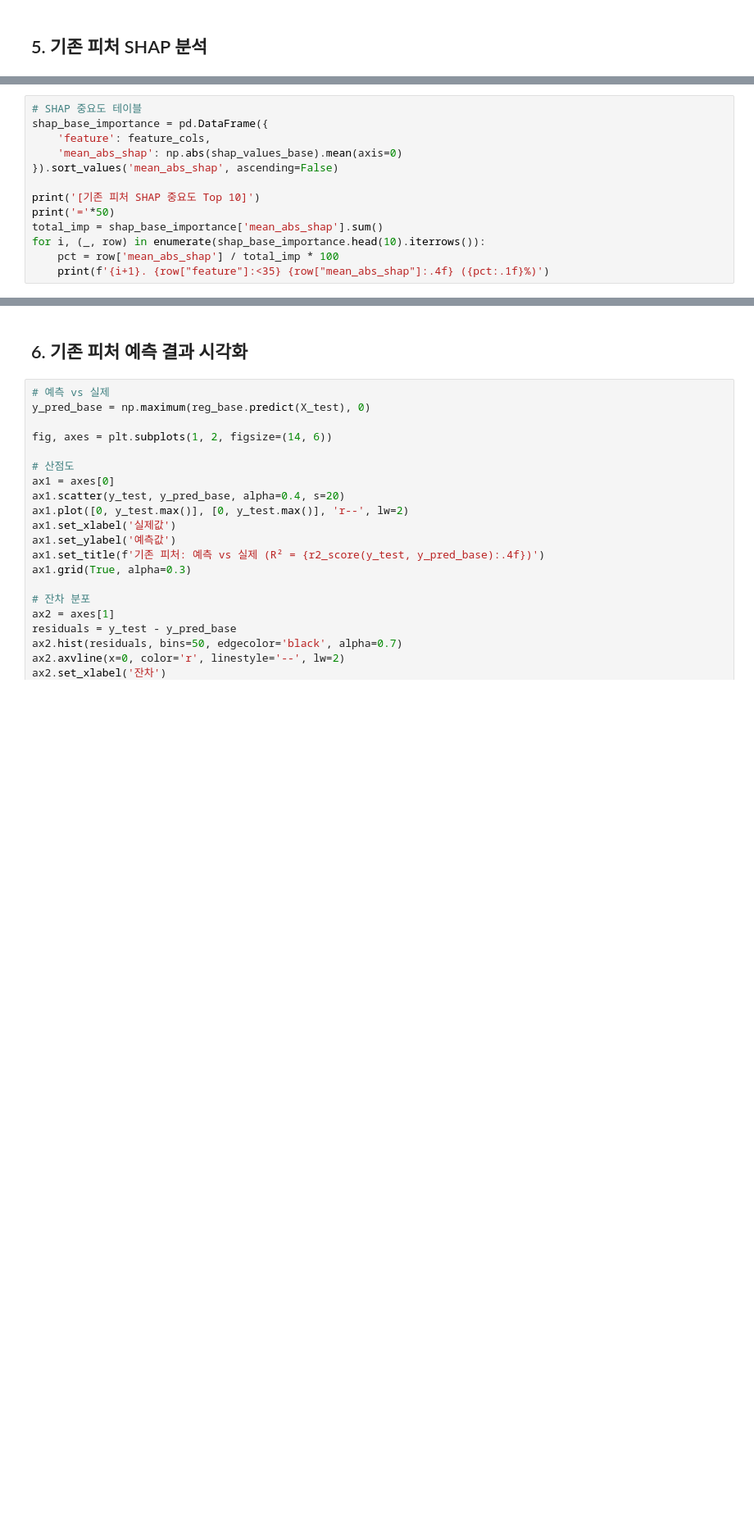
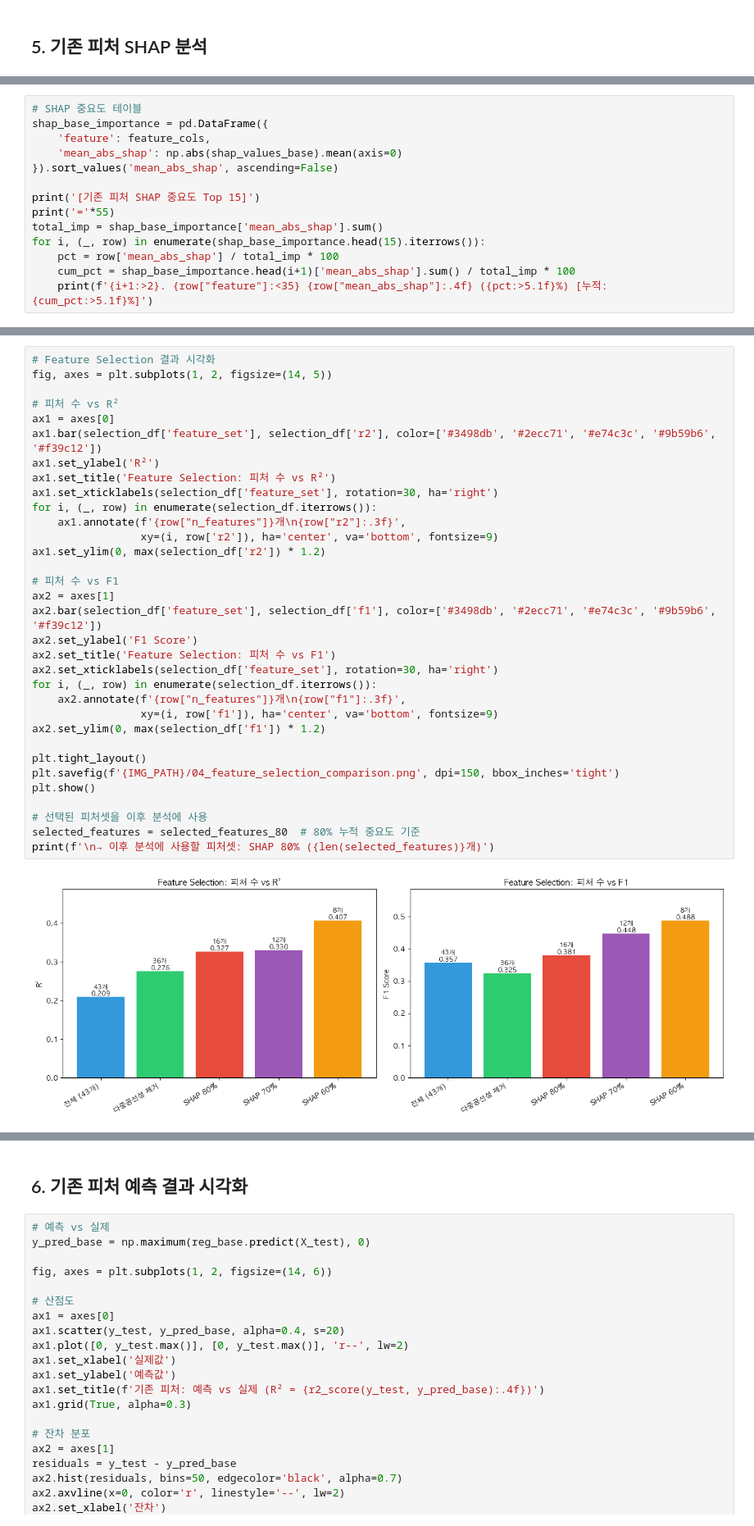
Before and after one commit to kirkminji/book-review-analysis, a Jupyter notebook: analysis/prediction/ml_lag_feature_test_v4.ipynb, the cells around one changed output, grey strips where cells are left out. Shown at 82% size. Cells and saved outputs as stored; diff of their text form; blank space fills up the shorter version.

```diff
--- a/analysis/prediction/ml_lag_feature_test_v4.ipynb
+++ b/analysis/prediction/ml_lag_feature_test_v4.ipynb
@@ -234,9 +297,10 @@ shap_base_importance = pd.DataFrame({
     'mean_abs_shap': np.abs(shap_values_base).mean(axis=0)
 }).sort_values('mean_abs_shap', ascending=False)
 
-print('[기존 피처 SHAP 중요도 Top 10]')
-print('='*50)
+print('[기존 피처 SHAP 중요도 Top 15]')
+print('='*55)
 total_imp = shap_base_importance['mean_abs_shap'].sum()
-for i, (_, row) in enumerate(shap_base_importance.head(10).iterrows()):
+for i, (_, row) in enumerate(shap_base_importance.head(15).iterrows()):
     pct = row['mean_abs_shap'] / total_imp * 100
-    print(f'{i+1}. {row["feature"]:<35} {row["mean_abs_shap"]:.4f} ({pct:.1f}%)')
+    cum_pct = shap_base_importance.head(i+1)['mean_abs_shap'].sum() / total_imp * 100
+    print(f'{i+1:>2}. {row["feature"]:<35} {row["mean_abs_shap"]:.4f} ({pct:>5.1f}%) [누적: {cum_pct:>5.1f}%]')
@@ -242,0 +505,35 @@ for i, (_, row) in enumerate(shap_base_importance.head(10).iterrows()):
+# %%
+# Feature Selection 결과 시각화
+fig, axes = plt.subplots(1, 2, figsize=(14, 5))
+
+# 피처 수 vs R²
+ax1 = axes[0]
+ax1.bar(selection_df['feature_set'], selection_df['r2'], color=['#3498db', '#2ecc71', '#e74c3c', '#9b59b6', '#f39c12'])
+ax1.set_ylabel('R²')
+ax1.set_title('Feature Selection: 피처 수 vs R²')
+ax1.set_xticklabels(selection_df['feature_set'], rotation=30, ha='right')
+for i, (_, row) in enumerate(selection_df.iterrows()):
+    ax1.annotate(f'{row["n_features"]}개\n{row["r2"]:.3f}',
+                 xy=(i, row['r2']), ha='center', va='bottom', fontsize=9)
+ax1.set_ylim(0, max(selection_df['r2']) * 1.2)
+
+# 피처 수 vs F1
+ax2 = axes[1]
+ax2.bar(selection_df['feature_set'], selection_df['f1'], color=['#3498db', '#2ecc71', '#e74c3c', '#9b59b6', '#f39c12'])
+ax2.set_ylabel('F1 Score')
+ax2.set_title('Feature Selection: 피처 수 vs F1')
+ax2.set_xticklabels(selection_df['feature_set'], rotation=30, ha='right')
+for i, (_, row) in enumerate(selection_df.iterrows()):
+    ax2.annotate(f'{row["n_features"]}개\n{row["f1"]:.3f}',
+                 xy=(i, row['f1']), ha='center', va='bottom', fontsize=9)
+ax2.set_ylim(0, max(selection_df['f1']) * 1.2)
+
+plt.tight_layout()
+plt.savefig(f'{IMG_PATH}/04_feature_selection_comparison.png', dpi=150, bbox_inches='tight')
+plt.show()
+
+# 선택된 피처셋을 이후 분석에 사용
+selected_features = selected_features_80  # 80% 누적 중요도 기준
+print(f'\n→ 이후 분석에 사용할 피처셋: SHAP 80% ({len(selected_features)}개)')
+# %% [output]
+[figure, added]
```
Also changed, not shown: parts of 36 cells of this notebook, 40 other files.
